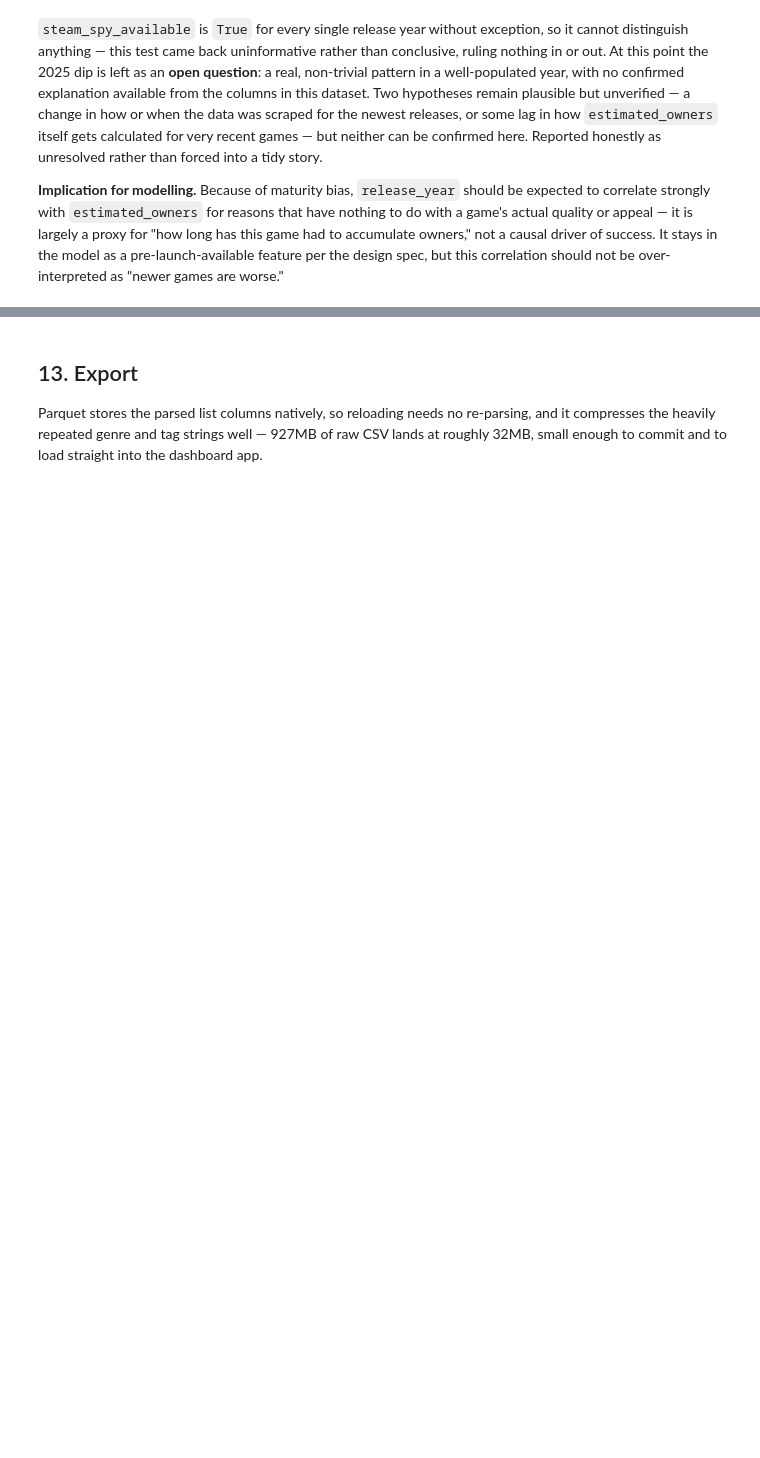
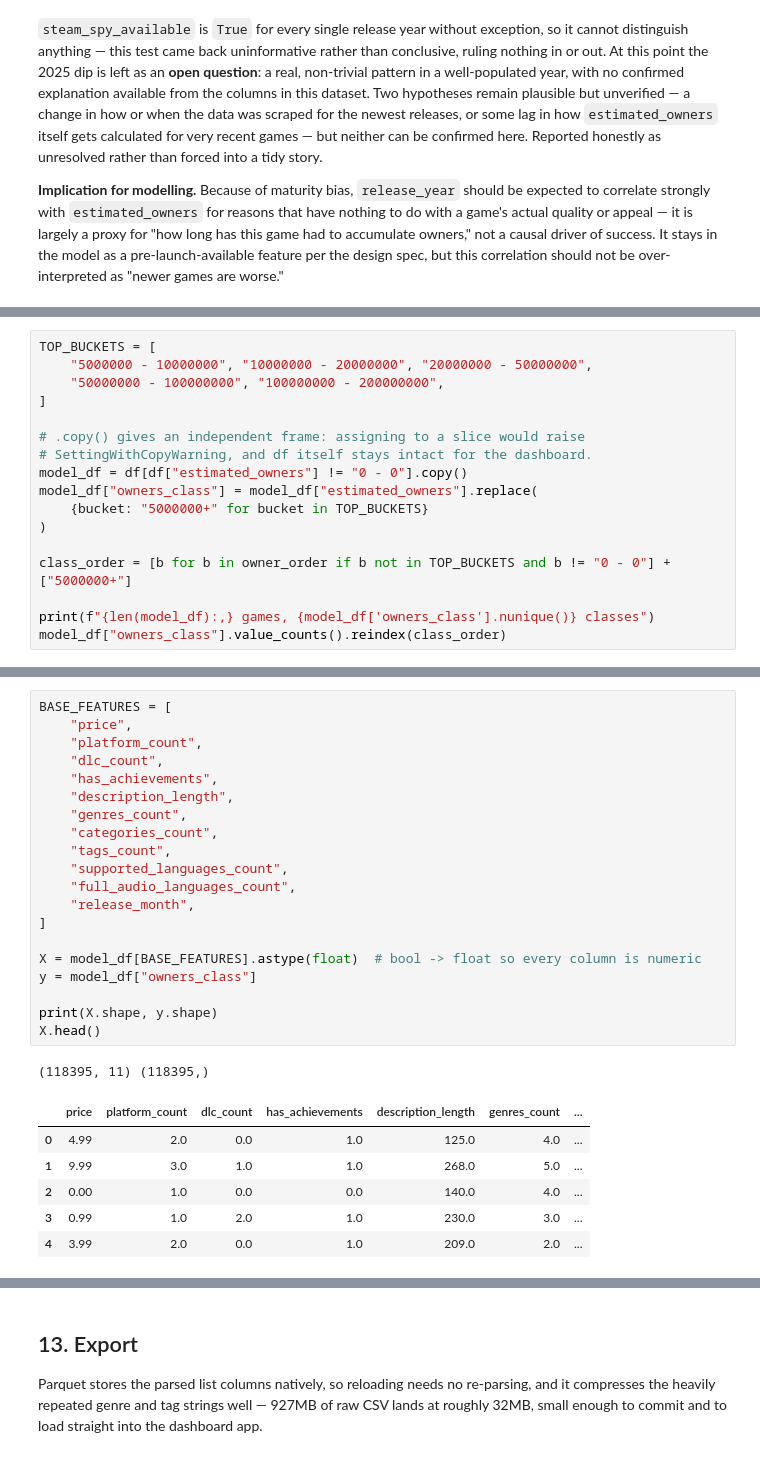
Before and after one commit to AhmadKanaan0/steam-games-analysis, a Jupyter notebook: notebook/steam_analysis.ipynb, the cells around one changed output, grey strips where cells are left out. Saved outputs shown, nothing was run; the diff lists cells and outputs as text; blank space fills up the shorter version.

```diff
--- a/notebook/steam_analysis.ipynb
+++ b/notebook/steam_analysis.ipynb
@@ -345,0 +568,17 @@ pd.crosstab(df['release_year'], df['steam_spy_available'], normalize='index') *
+# %%
+TOP_BUCKETS = [
+    "5000000 - 10000000", "10000000 - 20000000", "20000000 - 50000000",
+    "50000000 - 100000000", "100000000 - 200000000",
+]
+
+# .copy() gives an independent frame: assigning to a slice would raise
+# SettingWithCopyWarning, and df itself stays intact for the dashboard.
+model_df = df[df["estimated_owners"] != "0 - 0"].copy()
+model_df["owners_class"] = model_df["estimated_owners"].replace(
+    {bucket: "5000000+" for bucket in TOP_BUCKETS}
+)
+
+class_order = [b for b in owner_order if b not in TOP_BUCKETS and b != "0 - 0"] + ["5000000+"]
+
+print(f"{len(model_df):,} games, {model_df['owners_class'].nunique()} classes")
+model_df["owners_class"].value_counts().reindex(class_order)
@@ -345,0 +608,28 @@ pd.crosstab(df['release_year'], df['steam_spy_available'], normalize='index') *
+# %%
+BASE_FEATURES = [
+    "price",
+    "platform_count",
+    "dlc_count",
+    "has_achievements",
+    "description_length",
+    "genres_count",
+    "categories_count",
+    "tags_count",
+    "supported_languages_count",
+    "full_audio_languages_count",
+    "release_month",
+]
+
+X = model_df[BASE_FEATURES].astype(float)  # bool -> float so every column is numeric
+y = model_df["owners_class"]
+
+print(X.shape, y.shape)
+X.head()
+# %% [output]
+(118395, 11) (118395,)
+|  | price | platform_count | dlc_count | has_achievements | description_length | genres_count | ... |
+| 0 | 4.99 | 2.0 | 0.0 | 1.0 | 125.0 | 4.0 | ... |
+| 1 | 9.99 | 3.0 | 1.0 | 1.0 | 268.0 | 5.0 | ... |
+| 2 | 0.00 | 1.0 | 0.0 | 0.0 | 140.0 | 4.0 | ... |
+| 3 | 0.99 | 1.0 | 2.0 | 1.0 | 230.0 | 3.0 | ... |
+| 4 | 3.99 | 2.0 | 0.0 | 1.0 | 209.0 | 2.0 | ... |
```
Also changed, not shown: parts of 53 cells of this notebook, 2 other files.
